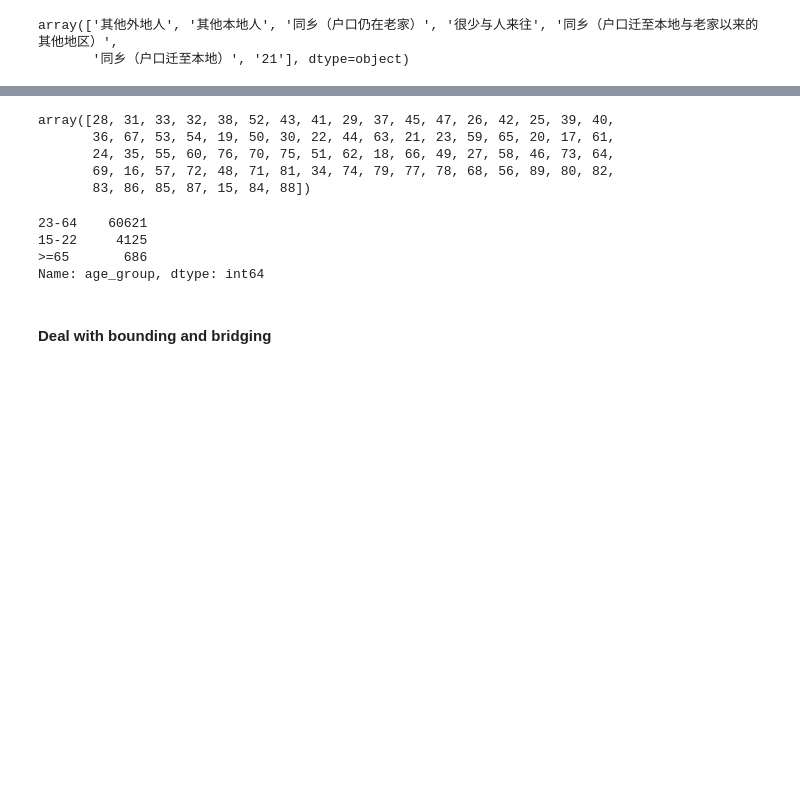
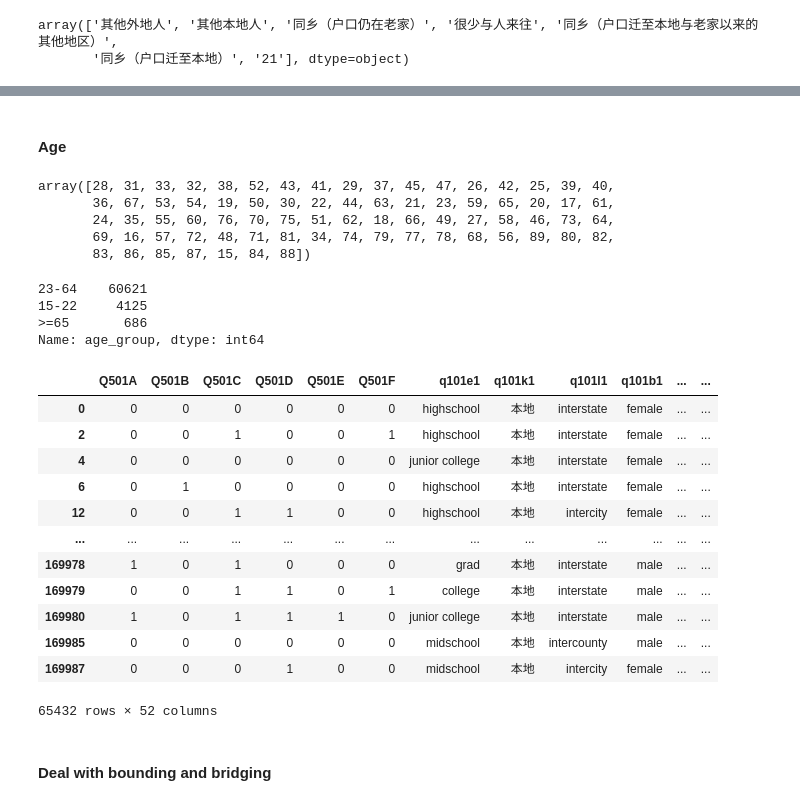
Before and after one commit to ningkko/socialinclusion, a Jupyter notebook: data formatter.ipynb, the cells around one changed output, grey strips where cells are left out. Saved outputs shown, nothing was run; the diff lists cells and outputs as text; code cells hidden in the pictures; blank space fills up the shorter version.

```diff
--- a/data formatter.ipynb
+++ b/data formatter.ipynb
@@ -277,29 +342,47 @@ array([ 3.,  5., nan,  4.,  1.,  0.,  2.])
-# %%
-df["q101c1y"] = 2017 - df["q101c1y"]
-df["q101c1y"].unique()
-# %% [output]
-array([28, 31, 33, 32, 38, 52, 43, 41, 29, 37, 45, 47, 26, 42, 25, 39, 40,
-       36, 67, 53, 54, 19, 50, 30, 22, 44, 63, 21, 23, 59, 65, 20, 17, 61,
-       24, 35, 55, 60, 76, 70, 75, 51, 62, 18, 66, 49, 27, 58, 46, 73, 64,
-       69, 16, 57, 72, 48, 71, 81, 34, 74, 79, 77, 78, 68, 56, 89, 80, 82,
-       83, 86, 85, 87, 15, 84, 88])
-# %%
-def map_age(x):
-    if 15<=x<=22:
-        return "15-22"
-    elif 23<=x<=64:
-        return "23-64"
-    elif x>=65:
-        return ">=65"
-    else:
-        return np.nan
-df["age_group"] = df["q101c1y"].apply(lambda x: map_age(x))
-df.age_group.value_counts()
-# %% [output]
-23-64    60621
-15-22     4125
->=65       686
-Name: age_group, dtype: int64
+# %% [markdown]
+#### Age
+# %%
+df["q101c1y"] = 2017 - df["q101c1y"]
+df["q101c1y"].unique()
+# %% [output]
+array([28, 31, 33, 32, 38, 52, 43, 41, 29, 37, 45, 47, 26, 42, 25, 39, 40,
+       36, 67, 53, 54, 19, 50, 30, 22, 44, 63, 21, 23, 59, 65, 20, 17, 61,
+       24, 35, 55, 60, 76, 70, 75, 51, 62, 18, 66, 49, 27, 58, 46, 73, 64,
+       69, 16, 57, 72, 48, 71, 81, 34, 74, 79, 77, 78, 68, 56, 89, 80, 82,
+       83, 86, 85, 87, 15, 84, 88])
+# %%
+def map_age(x):
+    if 15<=x<=22:
+        return "15-22"
+    elif 23<=x<=64:
+        return "23-64"
+    elif x>=65:
+        return ">=65"
+    else:
+        return np.nan
+df["age_group"] = df["q101c1y"].apply(lambda x: map_age(x))
+df.age_group.value_counts()
+# %% [output]
+23-64    60621
+15-22     4125
+>=65       686
+Name: age_group, dtype: int64
+# %%
+df
+# %% [output]
+|  | Q501A | Q501B | Q501C | Q501D | Q501E | Q501F | q101e1 | q101k1 | q101l1 | q101b1 | ... | ... |
+| 0 | 0 | 0 | 0 | 0 | 0 | 0 | highschool | 本地 | interstate | female | ... | ... |
+| 2 | 0 | 0 | 1 | 0 | 0 | 1 | highschool | 本地 | interstate | female | ... | ... |
+| 4 | 0 | 0 | 0 | 0 | 0 | 0 | junior college | 本地 | interstate | female | ... | ... |
+| 6 | 0 | 1 | 0 | 0 | 0 | 0 | highschool | 本地 | interstate | female | ... | ... |
+| 12 | 0 | 0 | 1 | 1 | 0 | 0 | highschool | 本地 | intercity | female | ... | ... |
+| ... | ... | ... | ... | ... | ... | ... | ... | ... | ... | ... | ... | ... |
+| 169978 | 1 | 0 | 1 | 0 | 0 | 0 | grad | 本地 | interstate | male | ... | ... |
+| 169979 | 0 | 0 | 1 | 1 | 0 | 1 | college | 本地 | interstate | male | ... | ... |
+| 169980 | 1 | 0 | 1 | 1 | 1 | 0 | junior college | 本地 | interstate | male | ... | ... |
+| 169985 | 0 | 0 | 0 | 0 | 0 | 0 | midschool | 本地 | intercounty | male | ... | ... |
+| 169987 | 0 | 0 | 0 | 1 | 0 | 0 | midschool | 本地 | intercity | female | ... | ... |
+65432 rows × 52 columns
 # %% [markdown]
 #### Deal with bounding and bridging
 # %%
```
Also changed, not shown: parts of 47 cells of this notebook, 1 other file.
